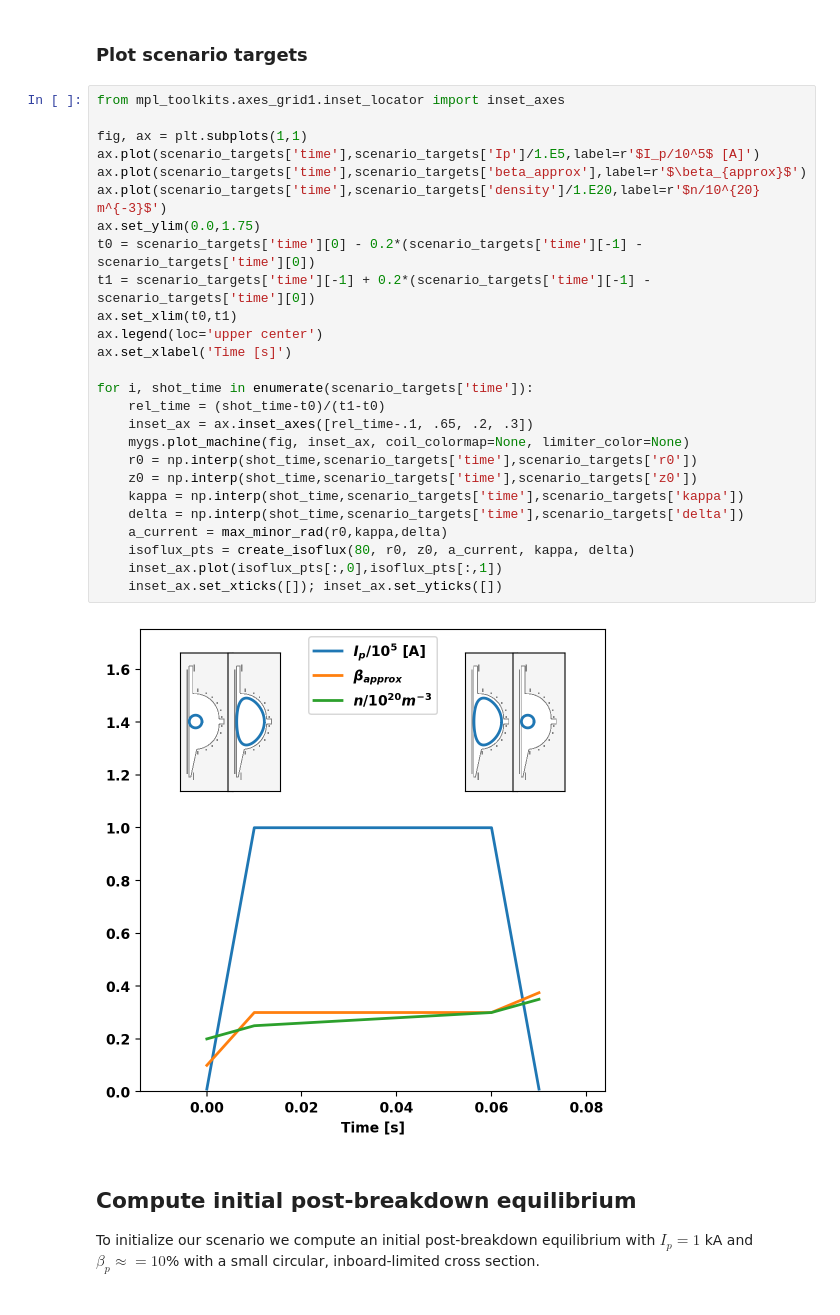
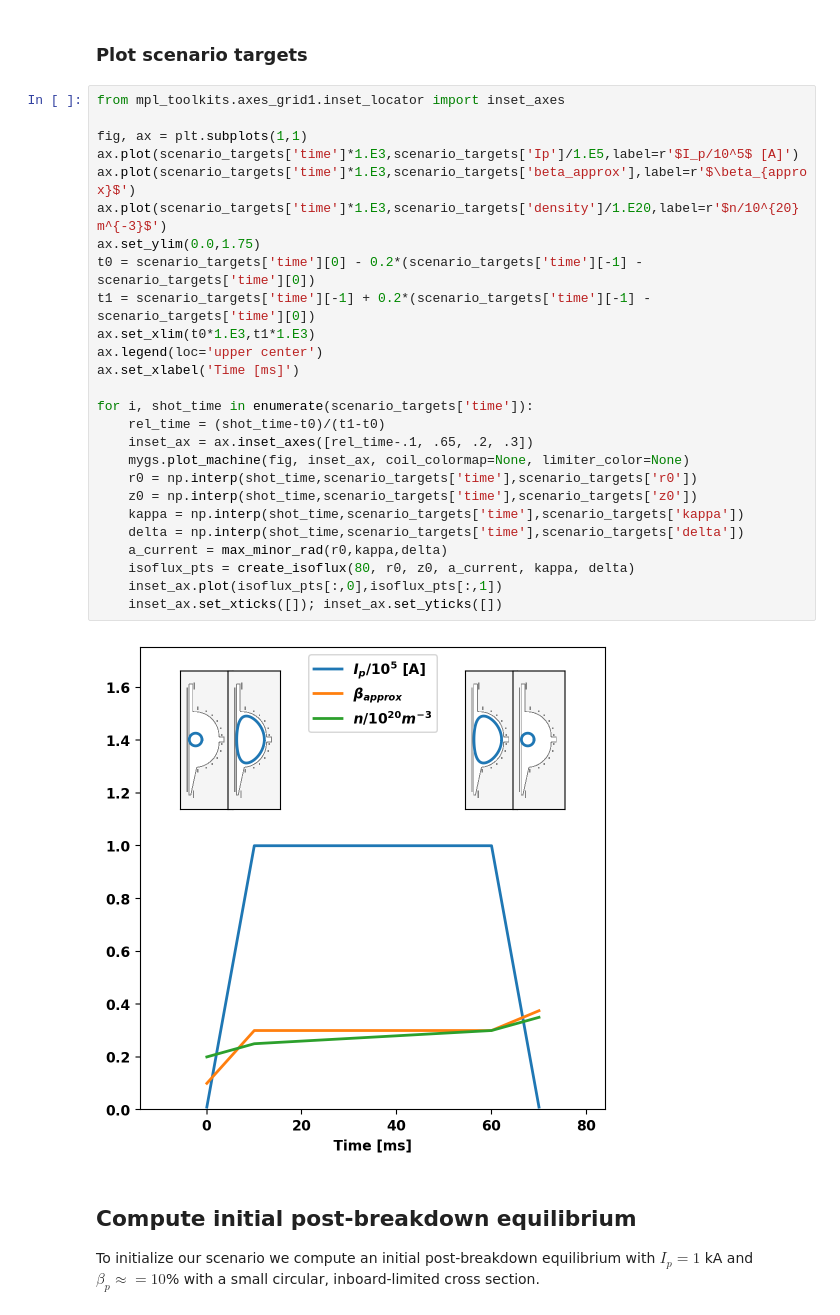
Before and after one commit to OpenFUSIONToolkit/OpenFUSIONToolkit-Tutorials, a Jupyter notebook: CPSFR-2025/MIT_CPSFR25.ipynb, the cells around one changed output. Cells and saved outputs as stored; diff of their text form.

```diff
--- a/CPSFR-2025/MIT_CPSFR25.ipynb
+++ b/CPSFR-2025/MIT_CPSFR25.ipynb
@@ -307,31 +409,31 @@ scenario_targets = {
 # %%
 from mpl_toolkits.axes_grid1.inset_locator import inset_axes
 
 fig, ax = plt.subplots(1,1)
-ax.plot(scenario_targets['time'],scenario_targets['Ip']/1.E5,label=r'$I_p/10^5$ [A]')
-ax.plot(scenario_targets['time'],scenario_targets['beta_approx'],label=r'$\beta_{approx}$')
-ax.plot(scenario_targets['time'],scenario_targets['density']/1.E20,label=r'$n/10^{20} m^{-3}$')
+ax.plot(scenario_targets['time']*1.E3,scenario_targets['Ip']/1.E5,label=r'$I_p/10^5$ [A]')
+ax.plot(scenario_targets['time']*1.E3,scenario_targets['beta_approx'],label=r'$\beta_{approx}$')
+ax.plot(scenario_targets['time']*1.E3,scenario_targets['density']/1.E20,label=r'$n/10^{20} m^{-3}$')
 ax.set_ylim(0.0,1.75)
 t0 = scenario_targets['time'][0] - 0.2*(scenario_targets['time'][-1] - scenario_targets['time'][0])
 t1 = scenario_targets['time'][-1] + 0.2*(scenario_targets['time'][-1] - scenario_targets['time'][0])
-ax.set_xlim(t0,t1)
+ax.set_xlim(t0*1.E3,t1*1.E3)
 ax.legend(loc='upper center')
-ax.set_xlabel('Time [s]')
+ax.set_xlabel('Time [ms]')
 
 for i, shot_time in enumerate(scenario_targets['time']):
     rel_time = (shot_time-t0)/(t1-t0)
     inset_ax = ax.inset_axes([rel_time-.1, .65, .2, .3])
     mygs.plot_machine(fig, inset_ax, coil_colormap=None, limiter_color=None)
     r0 = np.interp(shot_time,scenario_targets['time'],scenario_targets['r0'])
     z0 = np.interp(shot_time,scenario_targets['time'],scenario_targets['z0'])
     kappa = np.interp(shot_time,scenario_targets['time'],scenario_targets['kappa'])
     delta = np.interp(shot_time,scenario_targets['time'],scenario_targets['delta'])
     a_current = max_minor_rad(r0,kappa,delta)
     isoflux_pts = create_isoflux(80, r0, z0, a_current, kappa, delta)
     inset_ax.plot(isoflux_pts[:,0],isoflux_pts[:,1])
     inset_ax.set_xticks([]); inset_ax.set_yticks([])
 # %% [output]
-[figure, old version]
+[figure, new version]
 # %% [markdown]
 ## Compute initial post-breakdown equilibrium
 To initialize our scenario we compute an initial post-breakdown equilibrium with $I_p = 1$ kA and $\beta_p \approx = 10$% with a small circular, inboard-limited cross section.
```
Also changed, not shown: parts of 22 cells of this notebook.
